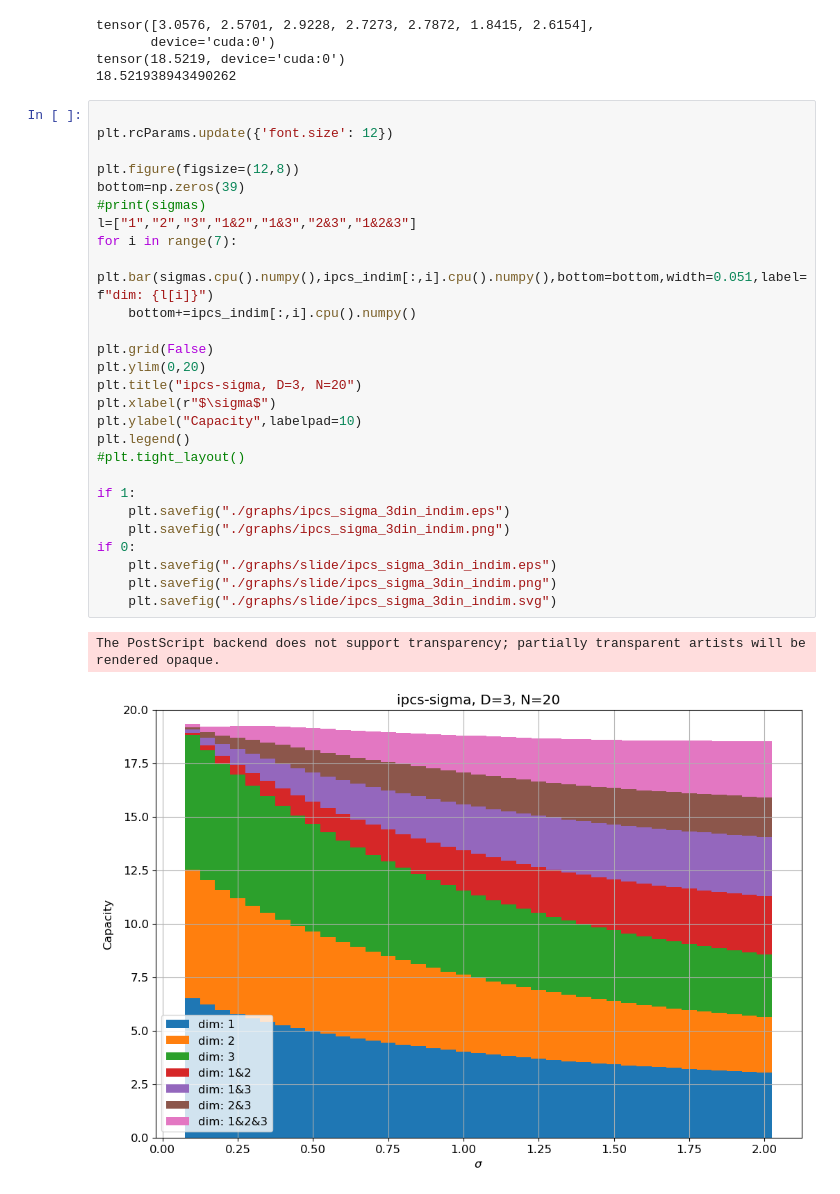
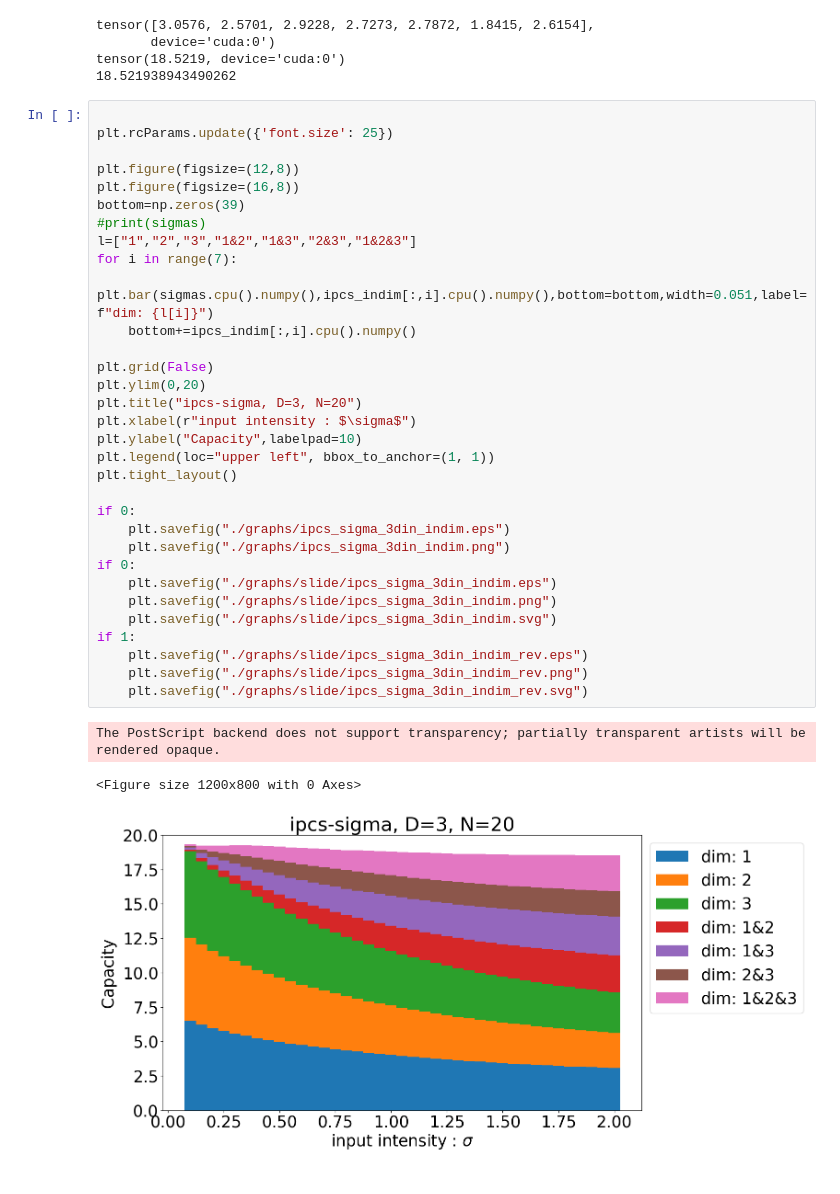
Before and after one commit to AozoraHigashi/ESN_research, a Jupyter notebook: ipc_plot.ipynb, the cells around one changed output. Drawn from its saved outputs; the diff is of its cells as text.

```diff
--- a/ipc_plot.ipynb
+++ b/ipc_plot.ipynb
@@ -205,31 +205,37 @@ tensor(18.5219, device='cuda:0')
 18.521938943490262
 # %%
 
-plt.rcParams.update({'font.size': 12})
+plt.rcParams.update({'font.size': 25})
 
 plt.figure(figsize=(12,8))
+plt.figure(figsize=(16,8))
 bottom=np.zeros(39)
 #print(sigmas)
 l=["1","2","3","1&2","1&3","2&3","1&2&3"]
 for i in range(7):
     plt.bar(sigmas.cpu().numpy(),ipcs_indim[:,i].cpu().numpy(),bottom=bottom,width=0.051,label=f"dim: {l[i]}")
     bottom+=ipcs_indim[:,i].cpu().numpy()
 
 plt.grid(False)
 plt.ylim(0,20)
 plt.title("ipcs-sigma, D=3, N=20")
-plt.xlabel(r"$\sigma$")
+plt.xlabel(r"input intensity : $\sigma$")
 plt.ylabel("Capacity",labelpad=10)
-plt.legend()
-#plt.tight_layout()
+plt.legend(loc="upper left", bbox_to_anchor=(1, 1))
+plt.tight_layout()
 
-if 1:
+if 0:
     plt.savefig("./graphs/ipcs_sigma_3din_indim.eps")
     plt.savefig("./graphs/ipcs_sigma_3din_indim.png")
 if 0:
     plt.savefig("./graphs/slide/ipcs_sigma_3din_indim.eps")
     plt.savefig("./graphs/slide/ipcs_sigma_3din_indim.png")
     plt.savefig("./graphs/slide/ipcs_sigma_3din_indim.svg")
+if 1:
+    plt.savefig("./graphs/slide/ipcs_sigma_3din_indim_rev.eps")
+    plt.savefig("./graphs/slide/ipcs_sigma_3din_indim_rev.png")
+    plt.savefig("./graphs/slide/ipcs_sigma_3din_indim_rev.svg")
 # %% [output]
 The PostScript backend does not support transparency; partially transparent artists will be rendered opaque.
+<Figure size 1200x800 with 0 Axes>
-[figure, old version]
+[figure, new version]
```
Also changed, not shown: 8 other files.
